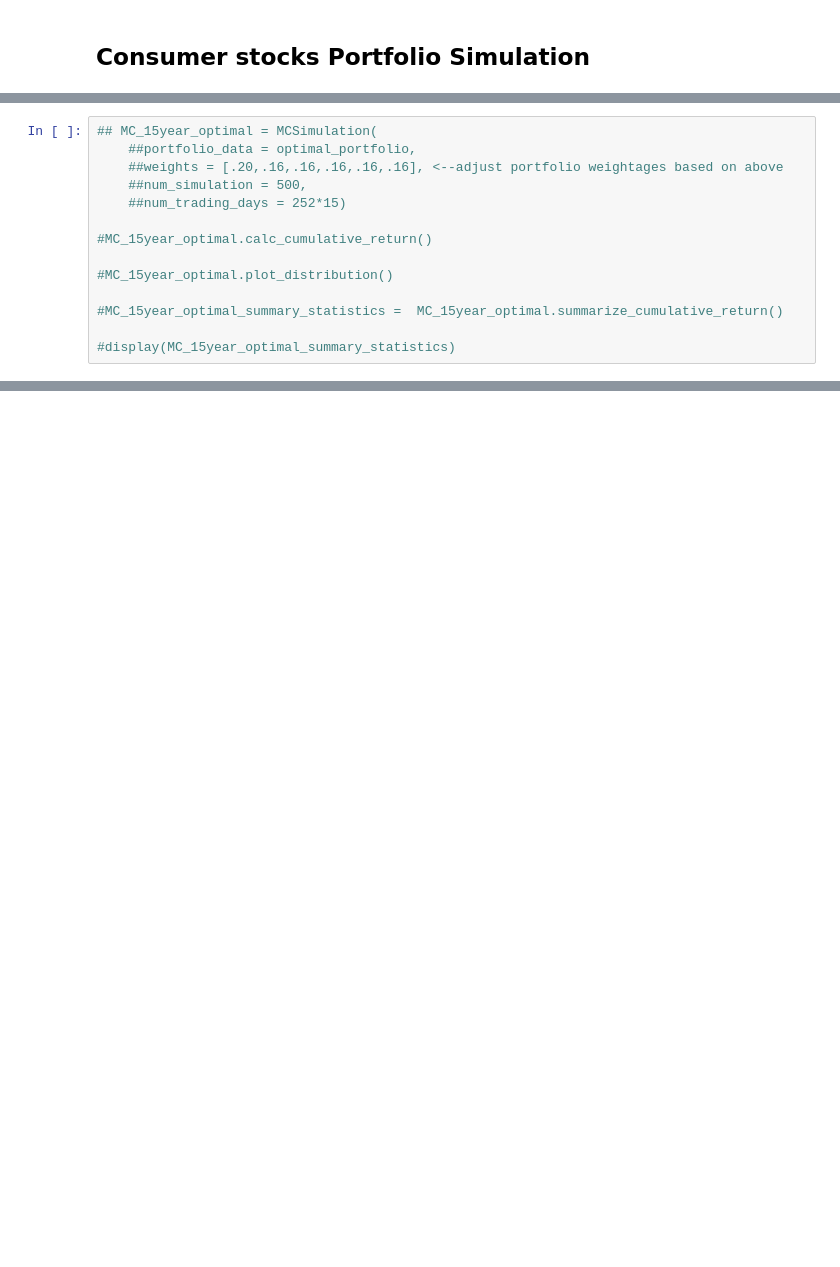
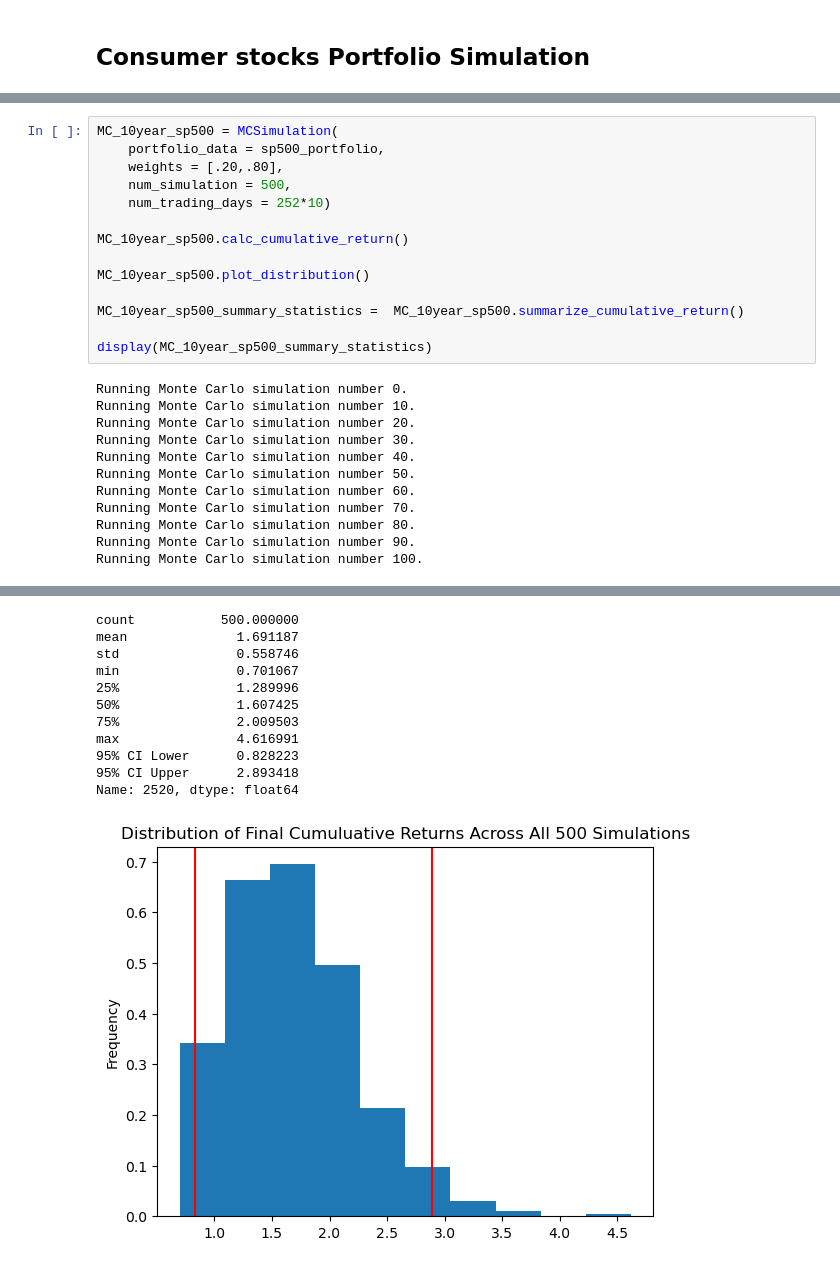
Before and after one commit to reiccv/Project_1_Portfolio_Analysis, a Jupyter notebook: Portfolio_Analysis_Tech_vs_Consumer.ipynb, the cells around one changed output, grey strips where cells are left out. Drawn from its saved outputs; the diff is of its cells as text; blank space fills up the shorter version.

```diff
--- a/Portfolio_Analysis_Tech_vs_Consumer.ipynb
+++ b/Portfolio_Analysis_Tech_vs_Consumer.ipynb
@@ -928,14 +853,26 @@ sharpe_pfolio=ef.max_sharpe()
 # %%
-## MC_15year_optimal = MCSimulation(
-    ##portfolio_data = optimal_portfolio,
-    ##weights = [.20,.16,.16,.16,.16,.16], <--adjust portfolio weightages based on above
-    ##num_simulation = 500,
-    ##num_trading_days = 252*15)
+MC_10year_sp500 = MCSimulation(
+    portfolio_data = sp500_portfolio,
+    weights = [.20,.80],
+    num_simulation = 500,
+    num_trading_days = 252*10)
 
-#MC_15year_optimal.calc_cumulative_return()
+MC_10year_sp500.calc_cumulative_return()
 
-#MC_15year_optimal.plot_distribution()
+MC_10year_sp500.plot_distribution()
 
-#MC_15year_optimal_summary_statistics =  MC_15year_optimal.summarize_cumulative_return()
+MC_10year_sp500_summary_statistics =  MC_10year_sp500.summarize_cumulative_return()
 
-#display(MC_15year_optimal_summary_statistics)
+display(MC_10year_sp500_summary_statistics)
+# %% [output]
+Running Monte Carlo simulation number 0.
+Running Monte Carlo simulation number 10.
+Running Monte Carlo simulation number 20.
+Running Monte Carlo simulation number 30.
+Running Monte Carlo simulation number 40.
+Running Monte Carlo simulation number 50.
+Running Monte Carlo simulation number 60.
+Running Monte Carlo simulation number 70.
+Running Monte Carlo simulation number 80.
+Running Monte Carlo simulation number 90.
+Running Monte Carlo simulation number 100.
@@ -941,0 +896,12 @@ sharpe_pfolio=ef.max_sharpe()
+count           500.000000
+mean              1.691187
+std               0.558746
+min               0.701067
+25%               1.289996
+50%               1.607425
+75%               2.009503
+max               4.616991
+95% CI Lower      0.828223
+95% CI Upper      2.893418
+Name: 2520, dtype: float64
+[figure, added]
```
Also changed, not shown: parts of 19 cells of this notebook.
